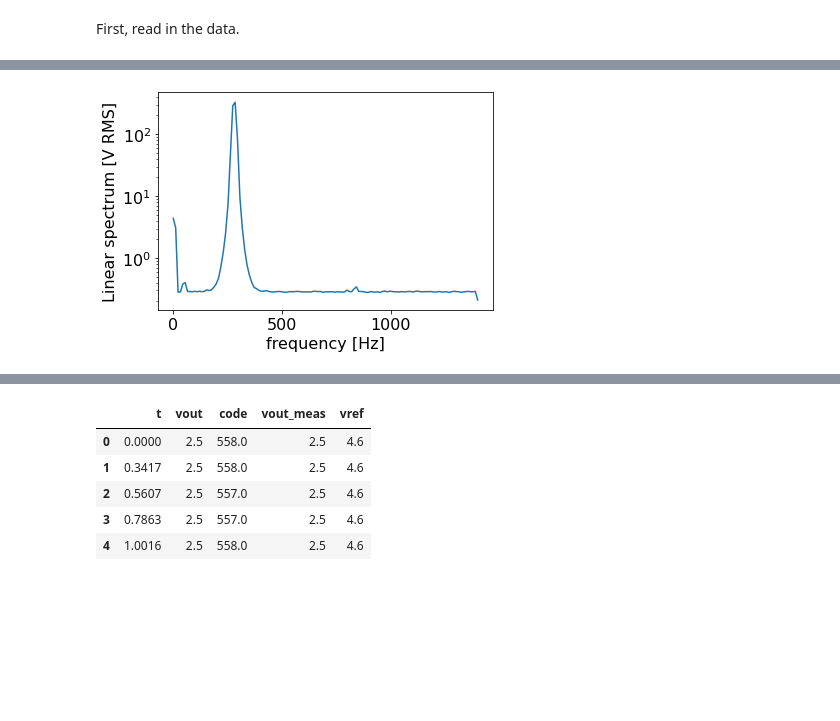
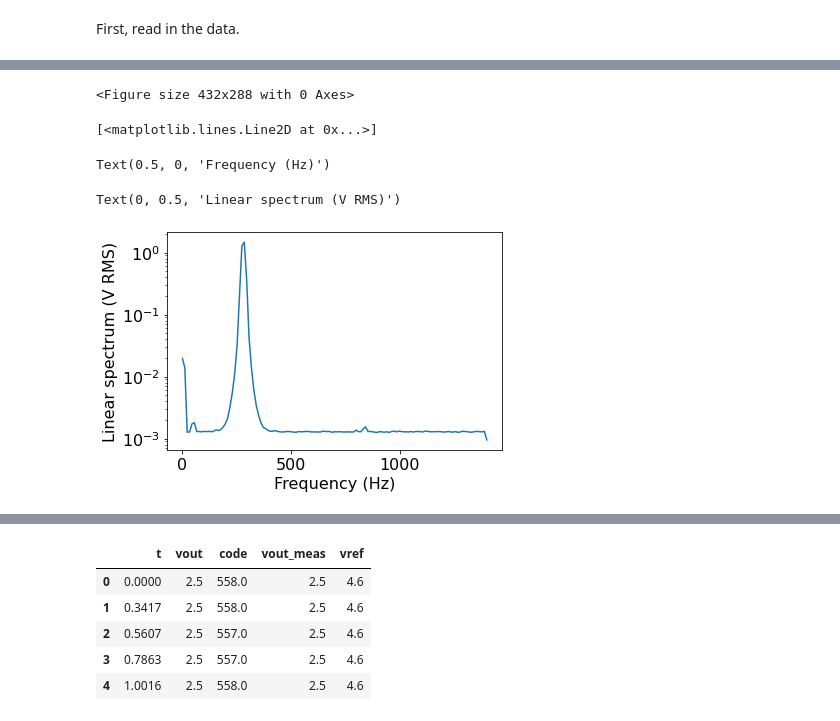
Before and after one commit to Jyrijoul/arduino-adc-tester, a Jupyter notebook: processing_dynamic.ipynb, the cells around one changed output, grey strips where cells are left out. Drawn from its saved outputs; the diff is of its cells as text; code cells hidden in the pictures; blank space fills up the shorter version.

```diff
--- a/processing_dynamic.ipynb
+++ b/processing_dynamic.ipynb
@@ -70,13 +263,15 @@ plt.show()
 [figure]
 # %%
-from scipy import signal
-
-f, Pxx_spec = signal.welch(data.code, fs, scaling='spectrum')
-# f, Pxx_spec = signal.welch(code_to_v(data.code, 4.6), fs, scaling='spectrum')
+# f, Pxx_spec = signal.welch(data.code, fs, scaling='spectrum')
+f, Pxx_spec = signal.welch(code_to_v(data.code, 4.6), fs, scaling='spectrum')
 plt.figure()
 plt.semilogy(f, np.sqrt(Pxx_spec))
-plt.xlabel('frequency [Hz]')
-plt.ylabel('Linear spectrum [V RMS]')
+plt.xlabel('Frequency (Hz)')
+plt.ylabel('Linear spectrum (V RMS)')
 plt.show()
 # %% [output]
+<Figure size 432x288 with 0 Axes>
+[<matplotlib.lines.Line2D at 0x...>]
+Text(0.5, 0, 'Frequency (Hz)')
+Text(0, 0.5, 'Linear spectrum (V RMS)')
-[figure, old version]
+[figure, new version]
```
Also changed, not shown: parts of 34 cells of this notebook, 1 other file.
